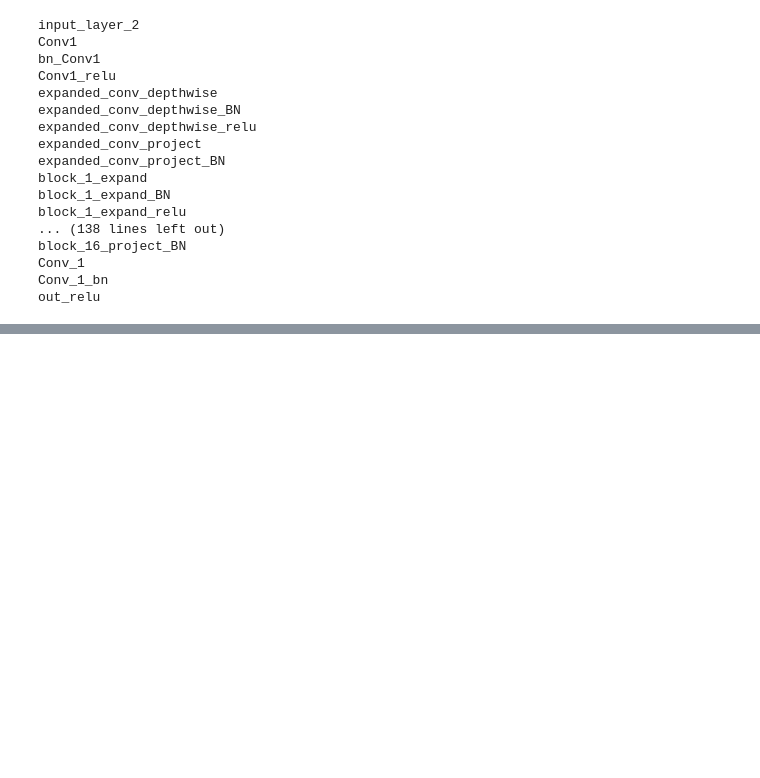
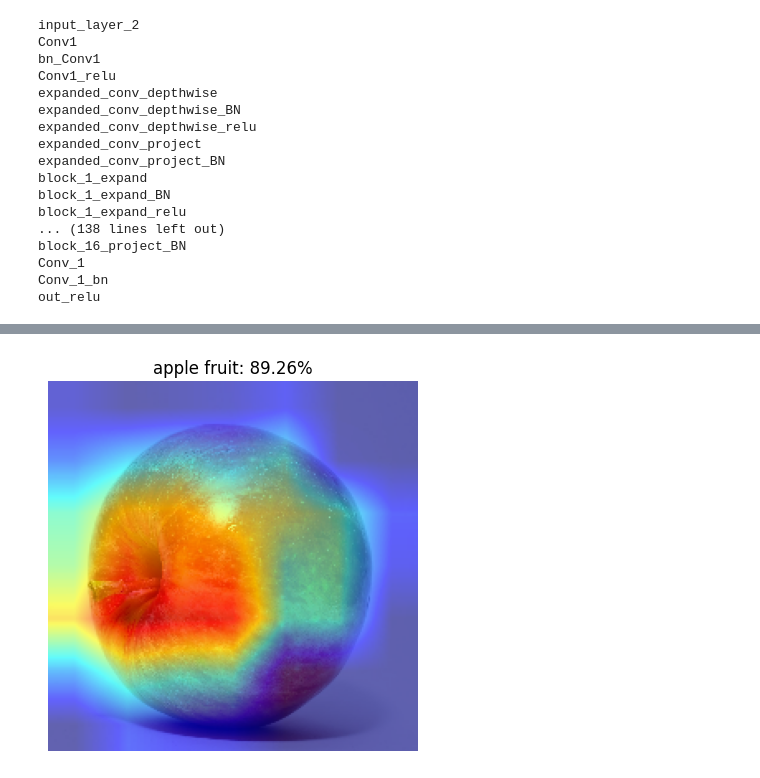
Before and after one commit to anthonynuge/Fruit-Identification-CNN, a Jupyter notebook: notebooks/visualization.ipynb, the cells around one changed output, grey strips where cells are left out. Cells and saved outputs as stored; diff of their text form; code cells hidden in the pictures; blank space fills up the shorter version.

```diff
--- a/notebooks/visualization.ipynb
+++ b/notebooks/visualization.ipynb
@@ -169,0 +217,24 @@ print([layer.name for layer in base_model.layers])  # Ensure "Conv_1" exists
+# %%
+def grad_cam_plot_pred(conv_model, pred_model, img_path, class_names):
+    processed = load_and_preprocess_image(img_path)
+    heatmap = make_gradcam_heatmap(conv_model, pred_model, processed)
+    overlay = overlay_heatmap(heatmap, img_path)
+
+    pred = model.predict(processed)
+    pred_idx = np.argmax(pred[0])
+    confidence = pred[0][pred_idx]
+    pred_label = class_names[pred_idx]
+
+    plt.imshow(cv2.cvtColor(overlay, cv2.COLOR_BGR2RGB))
+    plt.title(f"{pred_label}: {confidence * 100:.2f}%")
+    plt.axis("off")
+    plt.show()
+    plt.close()
+# %%
+grad_cam_plot_pred(
+    conv_model=conv_model,
+    pred_model=pred_model,
+    img_path=image_path,
+    class_names=class_names
+)
+# %% [output]
@@ -169,0 +242 @@ print([layer.name for layer in base_model.layers])  # Ensure "Conv_1" exists
+[figure, added]
```
Also changed, not shown: parts of 24 cells of this notebook, 7 other files.
